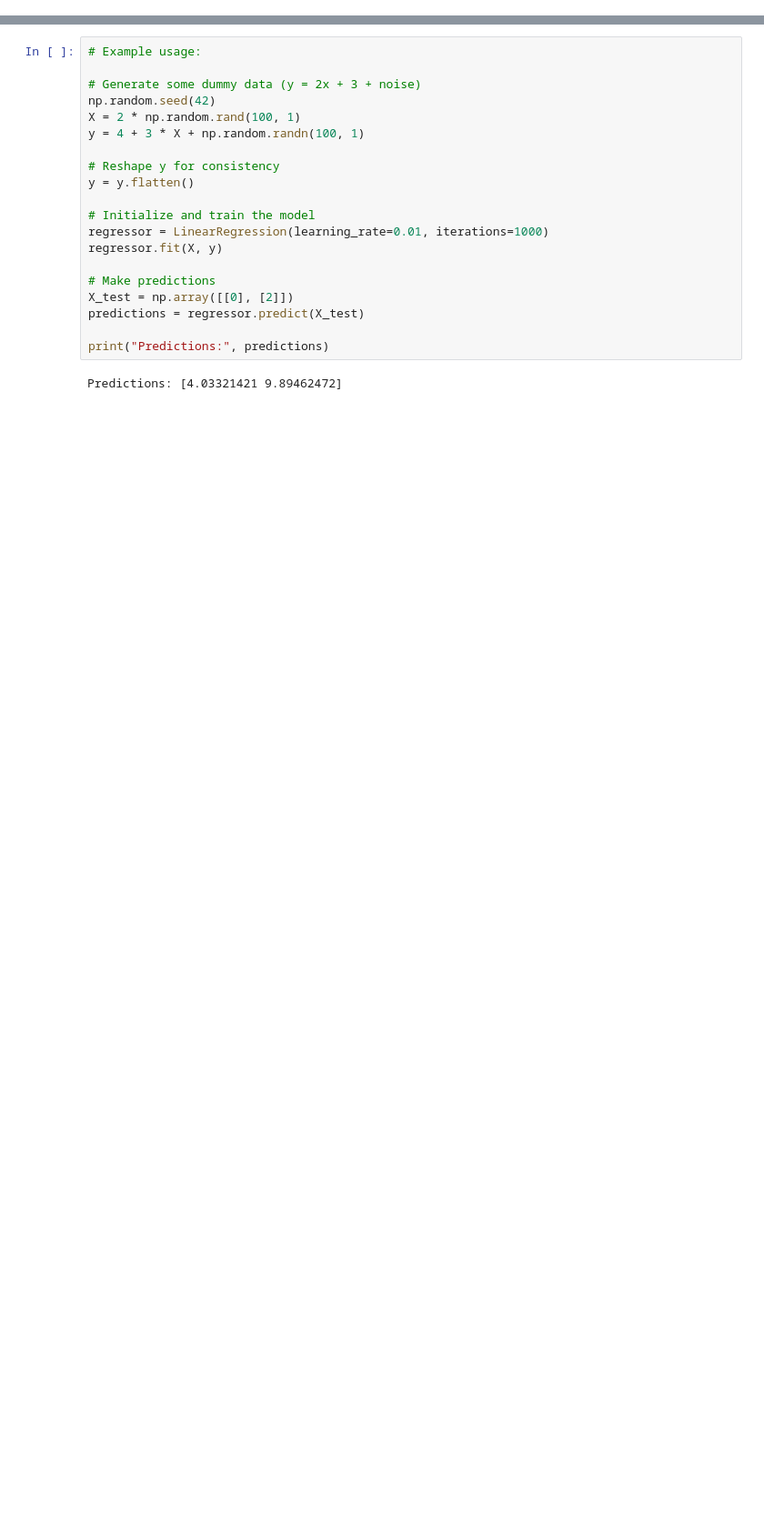
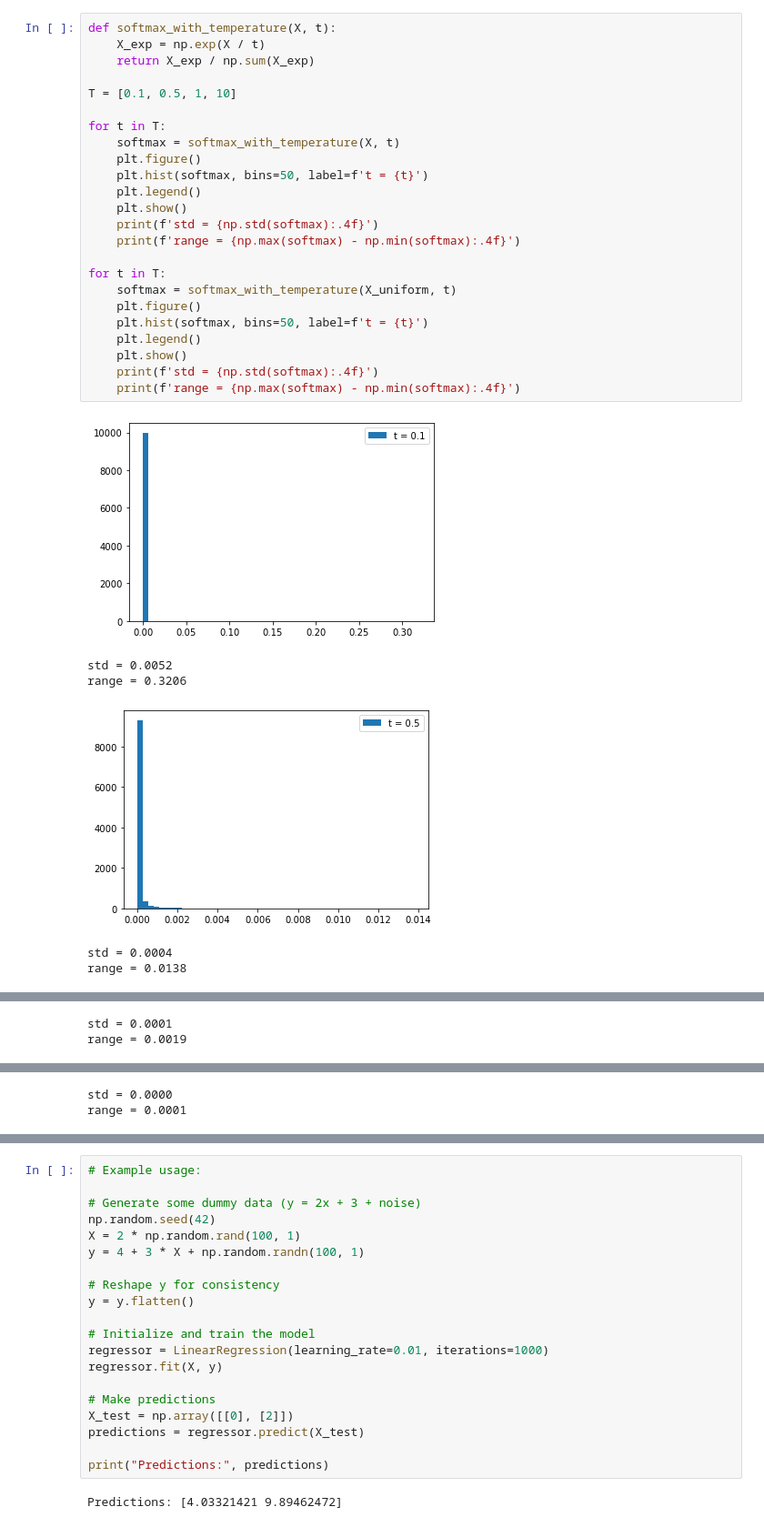
Before and after one commit to yunchengwang/algo, a Jupyter notebook: ml.ipynb, the cells around one changed output, grey strips where cells are left out. Shown: that part at 91% size. Drawn from its saved outputs; the diff is of its cells as text; blank space fills up the shorter version.

```diff
--- a/ml.ipynb
+++ b/ml.ipynb
@@ -2,0 +36,31 @@ import numpy as np
+# %%
+def softmax_with_temperature(X, t):
+    X_exp = np.exp(X / t)
+    return X_exp / np.sum(X_exp)
+
+T = [0.1, 0.5, 1, 10]
+
+for t in T:
+    softmax = softmax_with_temperature(X, t)
+    plt.figure()
+    plt.hist(softmax, bins=50, label=f't = {t}')
+    plt.legend()
+    plt.show()
+    print(f'std = {np.std(softmax):.4f}')
+    print(f'range = {np.max(softmax) - np.min(softmax):.4f}')
+
+for t in T:
+    softmax = softmax_with_temperature(X_uniform, t)
+    plt.figure()
+    plt.hist(softmax, bins=50, label=f't = {t}')
+    plt.legend()
+    plt.show()
+    print(f'std = {np.std(softmax):.4f}')
+    print(f'range = {np.max(softmax) - np.min(softmax):.4f}')
+# %% [output]
+[figure, added]
+std = 0.0052
+range = 0.3206
+[figure, added]
+std = 0.0004
+range = 0.0138
@@ -2,0 +68,2 @@ import numpy as np
+std = 0.0001
+range = 0.0019
@@ -2,0 +71,2 @@ import numpy as np
+std = 0.0000
+range = 0.0001
```
Also changed, not shown: parts of 14 cells of this notebook, 4 other files.
